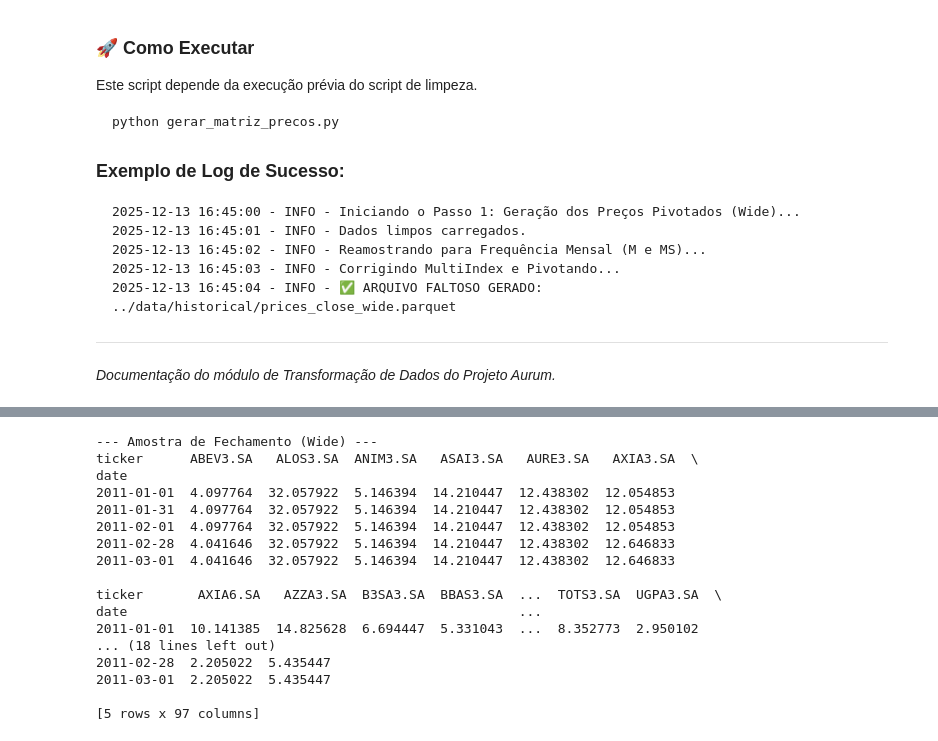
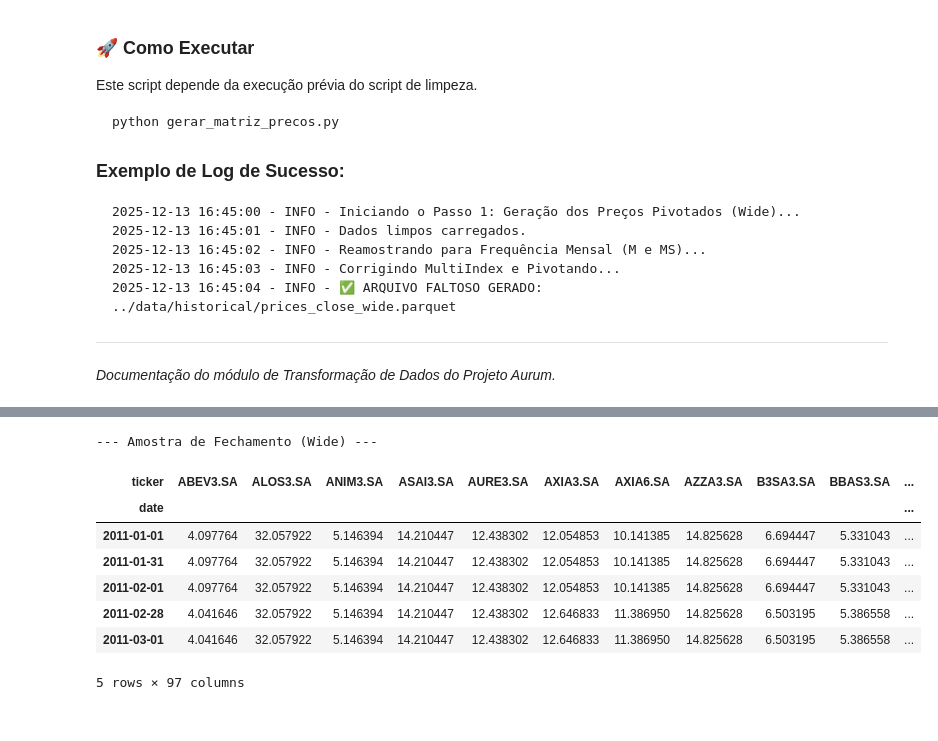
Before and after one commit to KaikeBrito/projeto_aurum, a Jupyter notebook: aurum/data_sources/historical_downloader.ipynb, the cells around one changed output, grey strips where cells are left out. Drawn from its saved outputs; the diff is of its cells as text; code cells hidden in the pictures.

```diff
--- a/aurum/data_sources/historical_downloader.ipynb
+++ b/aurum/data_sources/historical_downloader.ipynb
@@ -856,7 +854,7 @@ def gerar_precos_pivotados():
     logger.info(f"✅ ARQUIVO FALTOSO GERADO: {path_close}")
     logger.info(f"✅ ARQUIVO FALTOSO GERADO: {path_open}")
     print("\n--- Amostra de Fechamento (Wide) ---")
-    print(df_close_wide.head())
+    display(df_close_wide.head())
 
 if __name__ == "__main__":
     gerar_precos_pivotados()
@@ -871,17 +869,9 @@ if __name__ == "__main__":
 --- Amostra de Fechamento (Wide) ---
-ticker      ABEV3.SA   ALOS3.SA  ANIM3.SA   ASAI3.SA   AURE3.SA   AXIA3.SA  \
-date
-2011-01-01  4.097764  32.057922  5.146394  14.210447  12.438302  12.054853
-2011-01-31  4.097764  32.057922  5.146394  14.210447  12.438302  12.054853
-2011-02-01  4.097764  32.057922  5.146394  14.210447  12.438302  12.054853
-2011-02-28  4.041646  32.057922  5.146394  14.210447  12.438302  12.646833
-2011-03-01  4.041646  32.057922  5.146394  14.210447  12.438302  12.646833
-
-ticker       AXIA6.SA   AZZA3.SA  B3SA3.SA  BBAS3.SA  ...  TOTS3.SA  UGPA3.SA  \
-date                                                  ...
-2011-01-01  10.141385  14.825628  6.694447  5.331043  ...  8.352773  2.950102
-... (18 lines left out)
-2011-02-28  2.205022  5.435447
-2011-03-01  2.205022  5.435447
-
-[5 rows x 97 columns]
+| ticker | ABEV3.SA | ALOS3.SA | ANIM3.SA | ASAI3.SA | AURE3.SA | AXIA3.SA | AXIA6.SA | AZZA3.SA | B3SA3.SA | BBAS3.SA | ... |
+| date |  |  |  |  |  |  |  |  |  |  | ... |
+| 2011-01-01 | 4.097764 | 32.057922 | 5.146394 | 14.210447 | 12.438302 | 12.054853 | 10.141385 | 14.825628 | 6.694447 | 5.331043 | ... |
+| 2011-01-31 | 4.097764 | 32.057922 | 5.146394 | 14.210447 | 12.438302 | 12.054853 | 10.141385 | 14.825628 | 6.694447 | 5.331043 | ... |
+| 2011-02-01 | 4.097764 | 32.057922 | 5.146394 | 14.210447 | 12.438302 | 12.054853 | 10.141385 | 14.825628 | 6.694447 | 5.331043 | ... |
+| 2011-02-28 | 4.041646 | 32.057922 | 5.146394 | 14.210447 | 12.438302 | 12.646833 | 11.386950 | 14.825628 | 6.503195 | 5.386558 | ... |
+| 2011-03-01 | 4.041646 | 32.057922 | 5.146394 | 14.210447 | 12.438302 | 12.646833 | 11.386950 | 14.825628 | 6.503195 | 5.386558 | ... |
+5 rows × 97 columns
```
Also changed, not shown: parts of 3 cells of this notebook, 18 other files.
